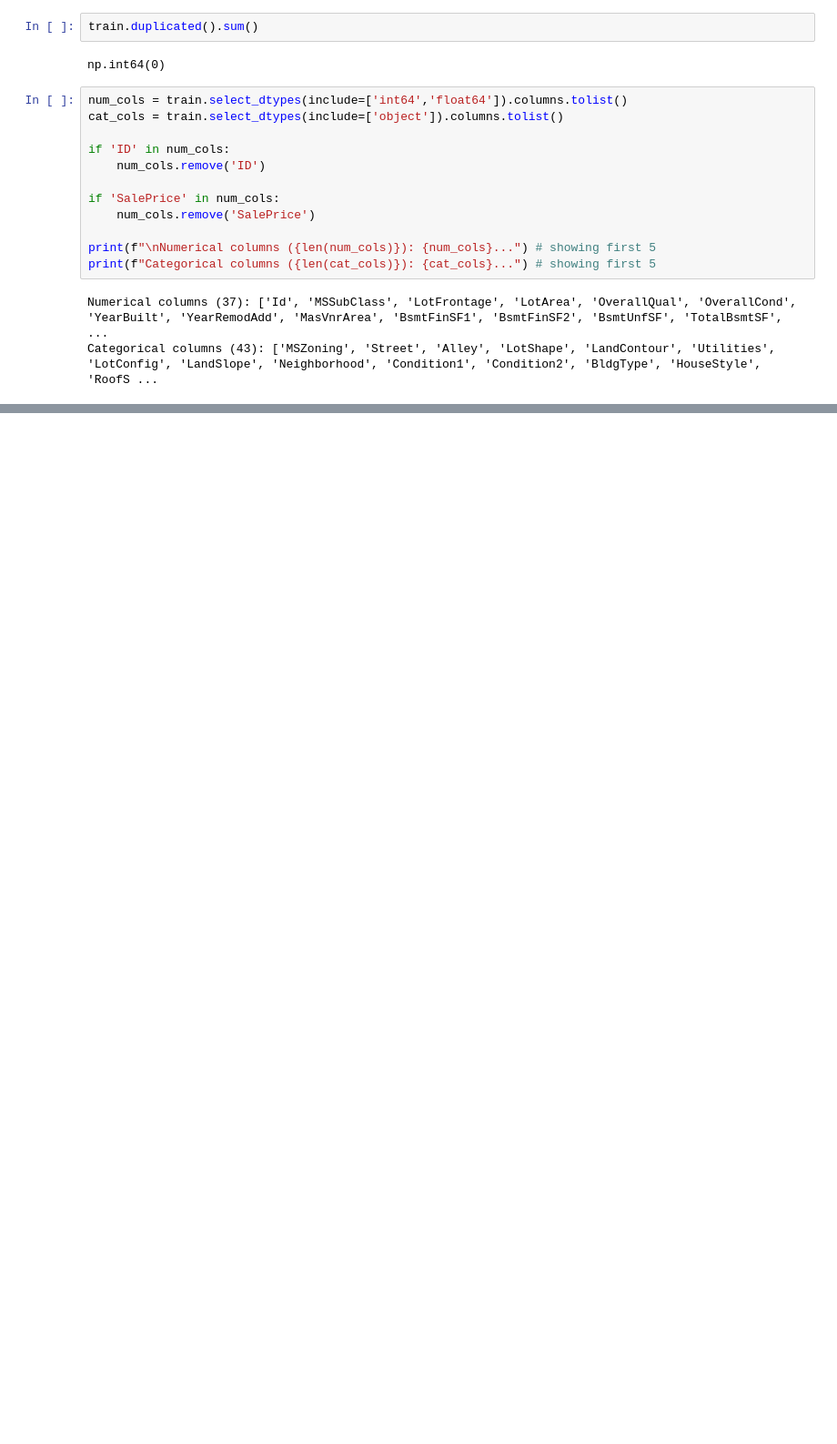
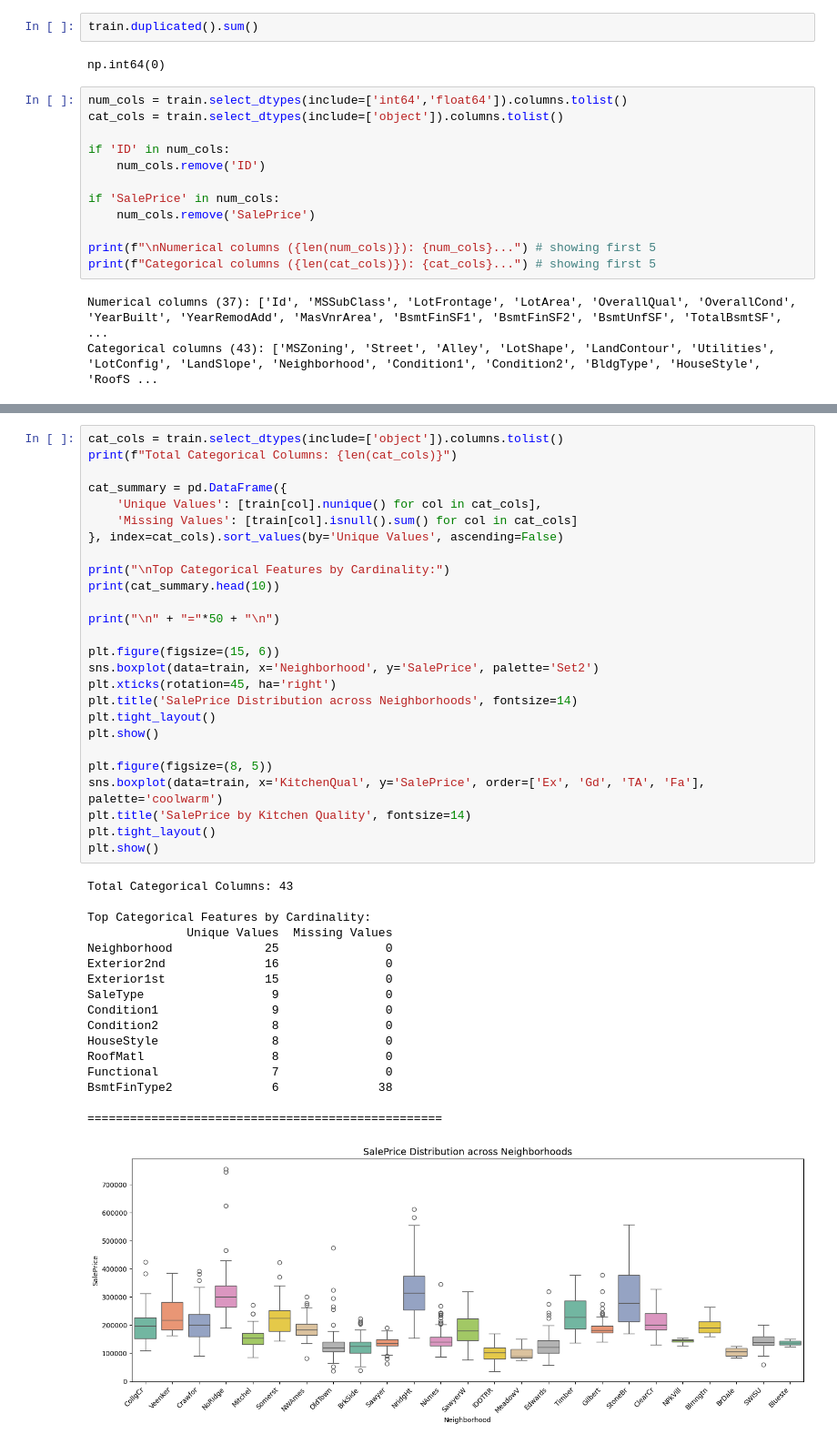
Before and after one commit to saidattaputta/HomeValue-AI, a Jupyter notebook: notebooks/01_EDA.ipynb, the cells around one changed output, grey strips where cells are left out. Shown at 91% size. Cells and saved outputs as stored; diff of their text form; blank space fills up the shorter version.

```diff
--- a/notebooks/01_EDA.ipynb
+++ b/notebooks/01_EDA.ipynb
@@ -242,0 +242,44 @@ IndexError: too many indices for array: array is 1-dimensional, but 2 were index
+# %%
+cat_cols = train.select_dtypes(include=['object']).columns.tolist()
+print(f"Total Categorical Columns: {len(cat_cols)}")
+
+cat_summary = pd.DataFrame({
+    'Unique Values': [train[col].nunique() for col in cat_cols],
+    'Missing Values': [train[col].isnull().sum() for col in cat_cols]
+}, index=cat_cols).sort_values(by='Unique Values', ascending=False)
+
+print("\nTop Categorical Features by Cardinality:")
+print(cat_summary.head(10))
+
+print("\n" + "="*50 + "\n")
+
+plt.figure(figsize=(15, 6))
+sns.boxplot(data=train, x='Neighborhood', y='SalePrice', palette='Set2')
+plt.xticks(rotation=45, ha='right')
+plt.title('SalePrice Distribution across Neighborhoods', fontsize=14)
+plt.tight_layout()
+plt.show()
+
+plt.figure(figsize=(8, 5))
+sns.boxplot(data=train, x='KitchenQual', y='SalePrice', order=['Ex', 'Gd', 'TA', 'Fa'], palette='coolwarm')
+plt.title('SalePrice by Kitchen Quality', fontsize=14)
+plt.tight_layout()
+plt.show()
+# %% [output]
+Total Categorical Columns: 43
+
+Top Categorical Features by Cardinality:
+              Unique Values  Missing Values
+Neighborhood             25               0
+Exterior2nd              16               0
+Exterior1st              15               0
+SaleType                  9               0
+Condition1                9               0
+Condition2                8               0
+HouseStyle                8               0
+RoofMatl                  8               0
+Functional                7               0
+BsmtFinType2              6              38
+
+==================================================
+[figure, added]
```
Also changed, not shown: parts of 6 cells of this notebook.
